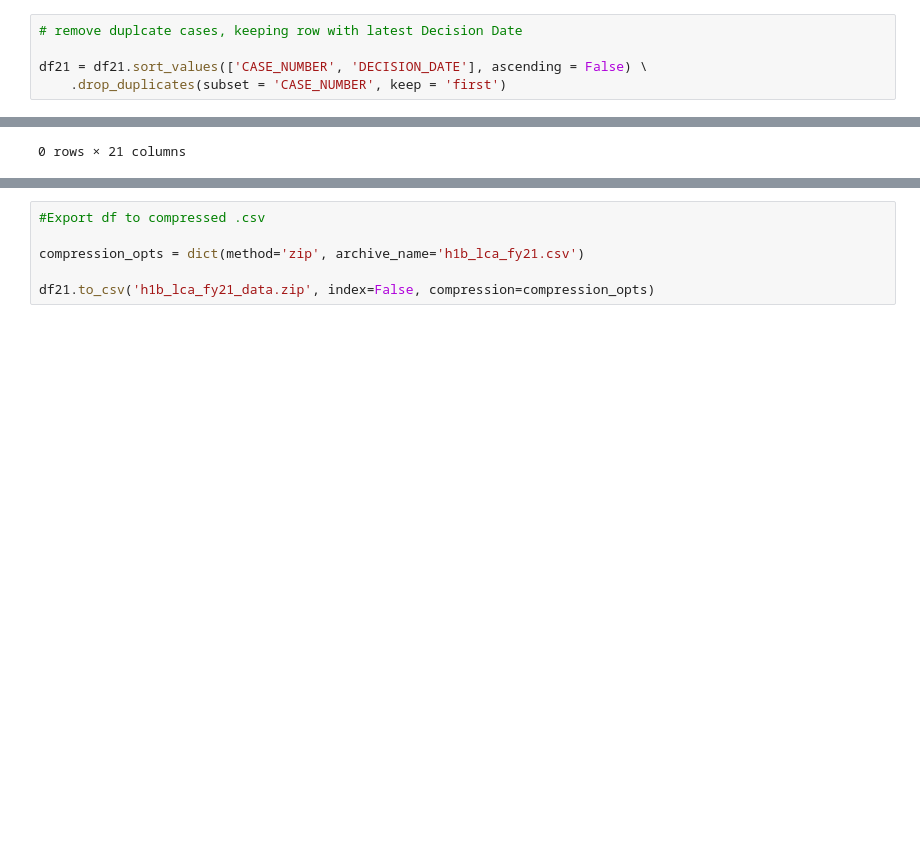
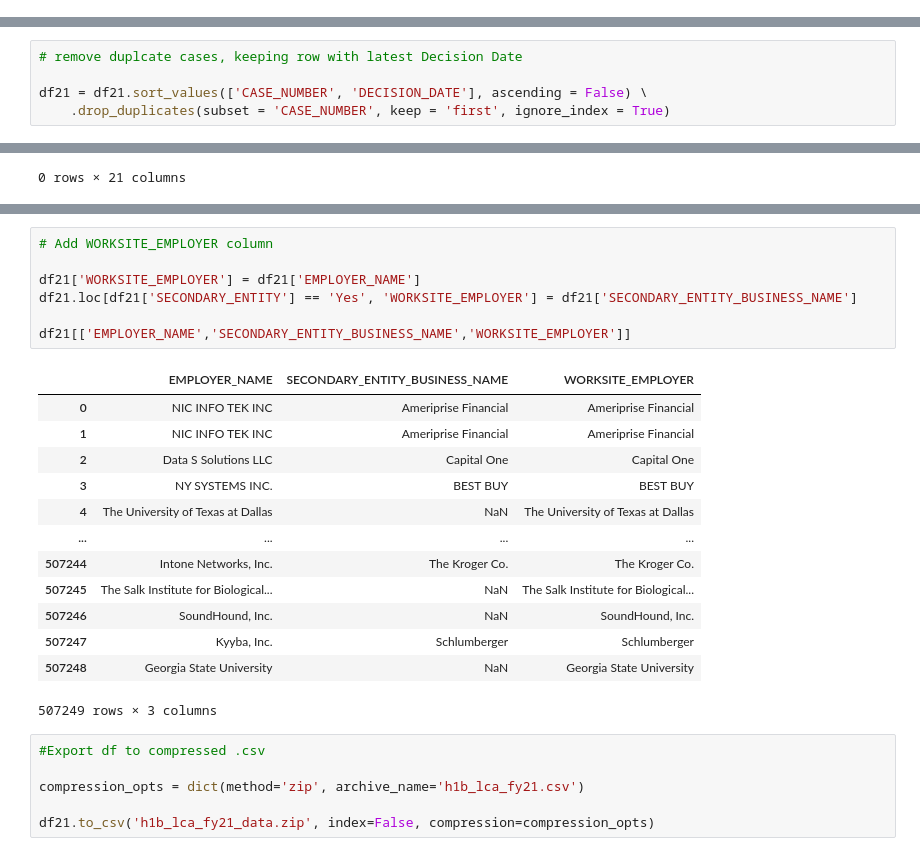
Before and after one commit to JohnBroberg/H1B_LCA, a Jupyter notebook: H1B_LCA.ipynb, the cells around one changed output, grey strips where cells are left out. Drawn from its saved outputs; the diff is of its cells as text; blank space fills up the shorter version.

```diff
--- a/H1B_LCA.ipynb
+++ b/H1B_LCA.ipynb
@@ -194,8 +215,3 @@ len(df21)-len(df21.drop_duplicates())
 len(df21['CASE_NUMBER'])-len(df21['CASE_NUMBER'].drop_duplicates())
 # %% [output]
 3192
-# %%
-# remove duplcate cases, keeping row with latest Decision Date
-
-df21 = df21.sort_values(['CASE_NUMBER', 'DECISION_DATE'], ascending = False) \
-    .drop_duplicates(subset = 'CASE_NUMBER', keep = 'first')
@@ -205,0 +218,5 @@ len(df21['CASE_NUMBER'])-len(df21['CASE_NUMBER'].drop_duplicates())
+# %%
+# remove duplcate cases, keeping row with latest Decision Date
+
+df21 = df21.sort_values(['CASE_NUMBER', 'DECISION_DATE'], ascending = False) \
+    .drop_duplicates(subset = 'CASE_NUMBER', keep = 'first', ignore_index = True)
@@ -234,3 +255,24 @@ memory usage: 85.1+ MB
+# %%
+# Add WORKSITE_EMPLOYER column
+
+df21['WORKSITE_EMPLOYER'] = df21['EMPLOYER_NAME']
+df21.loc[df21['SECONDARY_ENTITY'] == 'Yes', 'WORKSITE_EMPLOYER'] = df21['SECONDARY_ENTITY_BUSINESS_NAME']
+
+df21[['EMPLOYER_NAME','SECONDARY_ENTITY_BUSINESS_NAME','WORKSITE_EMPLOYER']]
+# %% [output]
+|  | EMPLOYER_NAME | SECONDARY_ENTITY_BUSINESS_NAME | WORKSITE_EMPLOYER |
+| 0 | NIC INFO TEK INC | Ameriprise Financial | Ameriprise Financial |
+| 1 | NIC INFO TEK INC | Ameriprise Financial | Ameriprise Financial |
+| 2 | Data S Solutions LLC | Capital One | Capital One |
+| 3 | NY SYSTEMS INC. | BEST BUY | BEST BUY |
+| 4 | The University of Texas at Dallas | NaN | The University of Texas at Dallas |
+| ... | ... | ... | ... |
+| 507244 | Intone Networks, Inc. | The Kroger Co. | The Kroger Co. |
+| 507245 | The Salk Institute for Biological... | NaN | The Salk Institute for Biological... |
+| 507246 | SoundHound, Inc. | NaN | SoundHound, Inc. |
+| 507247 | Kyyba, Inc. | Schlumberger | Schlumberger |
+| 507248 | Georgia State University | NaN | Georgia State University |
+507249 rows × 3 columns
 # %%
 #Export df to compressed .csv
 
```
Also changed, not shown: parts of 10 cells of this notebook, 2 other files.
